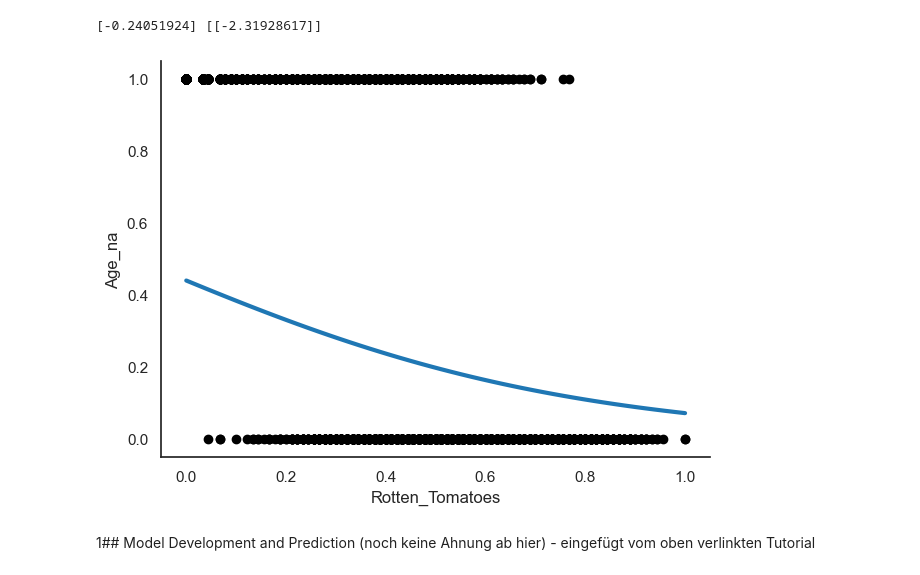
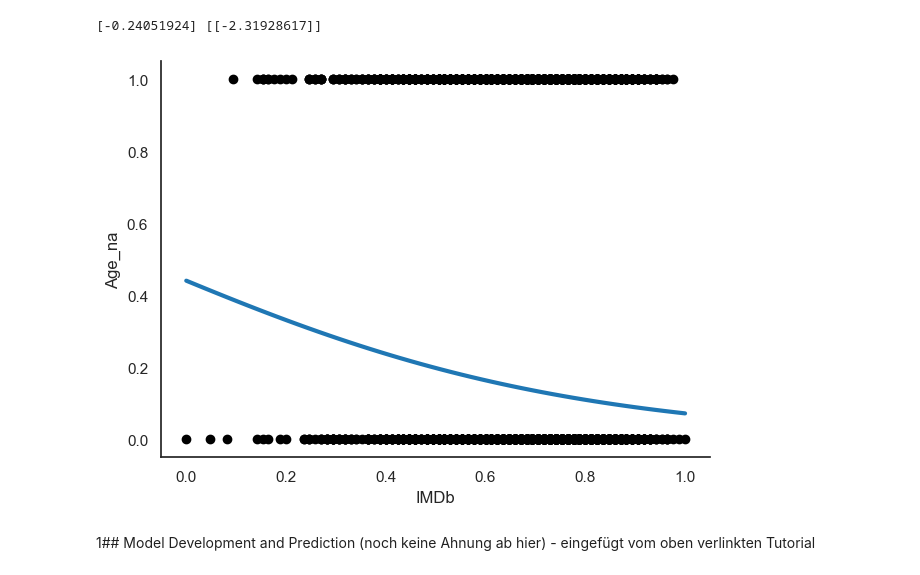
Before and after one commit to silviarutz/streaming, a Jupyter notebook: 6_Logistic_Regression.ipynb, the cells around one changed output. Cells and saved outputs as stored; diff of their text form; code cells hidden in the pictures.

```diff
--- a/6_Logistic_Regression.ipynb
+++ b/6_Logistic_Regression.ipynb
@@ -104,35 +97,35 @@ print(logreg.intercept_, logreg.coef_)
 # %% [output]
 [-0.24051924] [[-2.31928617]]
 # %%
-x = tabelle['Rotten_Tomatoes']
+x = tabelle['IMDb']
 y = tabelle['Age_na']
 
 
 def plot_log_reg(x, y, logreg, xmin=None, xmax=None, alpha=1, ax=None):
     if ax is None:
         fig, ax = plt.subplots()
     else:
         fig = ax.figure
     ax.scatter(x, y, color='black', zorder=20, alpha=alpha)
     if xmin is None:
         xmin = x.min()
     if xmax is None:
         xmax = x.max()
     X_test = np.linspace(xmin, xmax)
 
     loss = scipy.special.expit(X_test * logreg.coef_ + logreg.intercept_).ravel()
     ax.plot(X_test, loss, linewidth=3)
 
-    ax.set_xlabel('Rotten_Tomatoes')
+    ax.set_xlabel('IMDb')
     ax.set_ylabel('Age_na')
     fig.tight_layout()
     sns.despine()
     return fig, ax
 
 
 plot_log_reg(x, y, logreg, xmin=0, xmax=1);
 # %% [output]
-[figure, old version]
+[figure, new version]
 # %% [markdown]
 1## Model Development and Prediction (noch keine Ahnung ab hier) - eingefügt vom oben verlinkten Tutorial
 # %%
```
Also changed, not shown: parts of 13 cells of this notebook, 8 other files.
